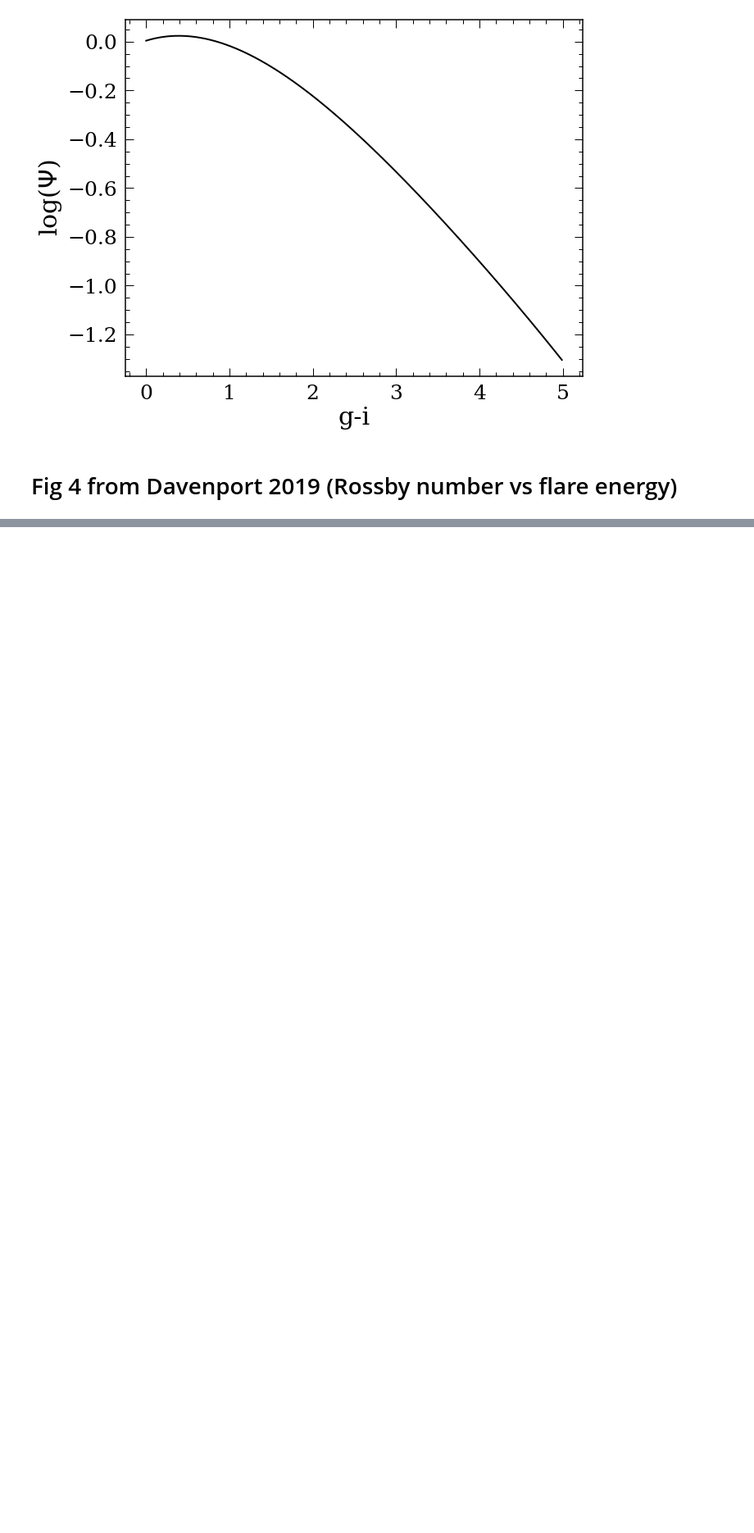
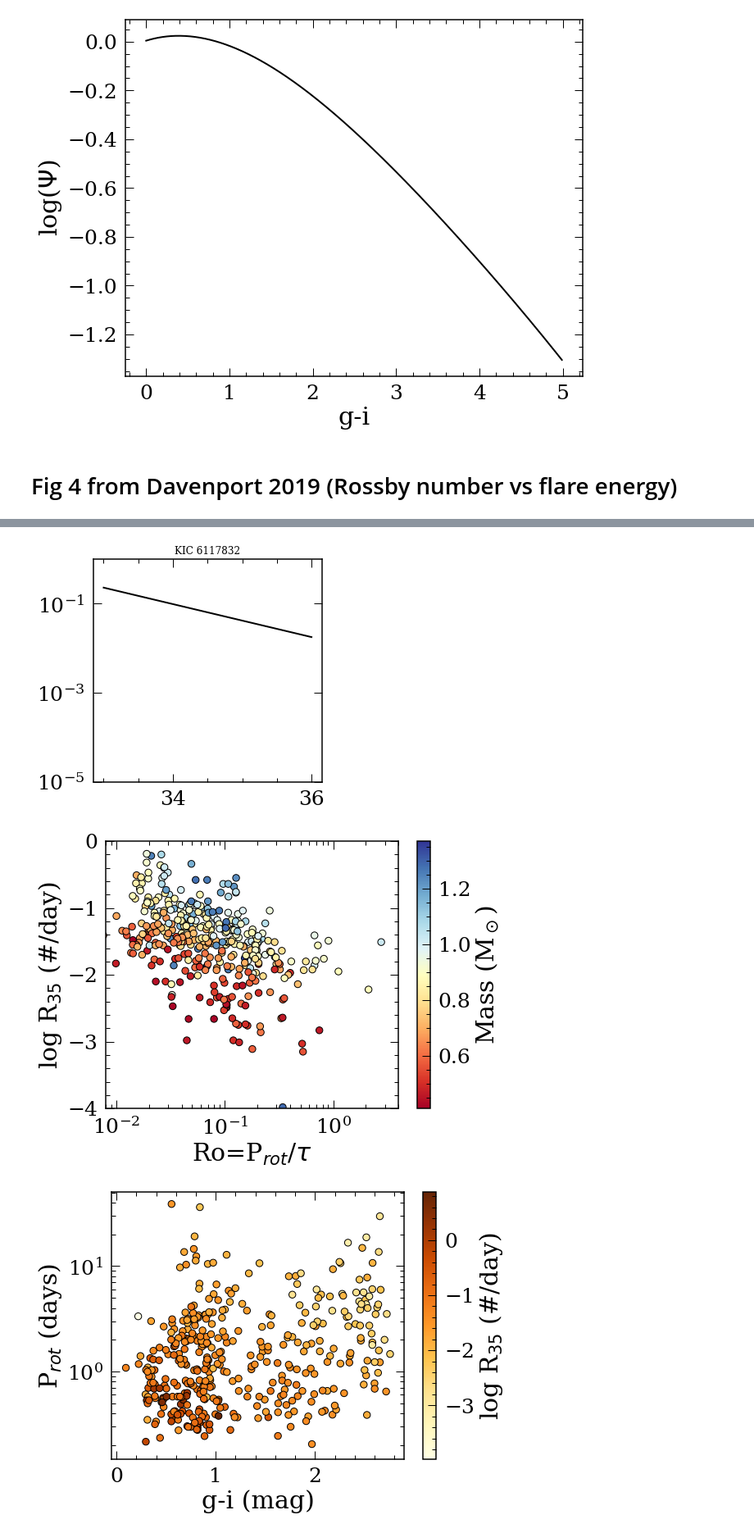
Before and after one commit to lyx12311/Mdwarf, a Jupyter notebook: Davenport2019.ipynb, the cells around one changed output, grey strips where cells are left out. Shown at 82% size. Saved outputs shown, nothing was run; the diff lists cells and outputs as text; code cells hidden in the pictures; blank space fills up the shorter version.

```diff
--- a/Davenport2019.ipynb
+++ b/Davenport2019.ipynb
@@ -158,40 +166,41 @@ plt.xlabel('Ro=P$_{rot}$/$\\tau$')
 # %%
-# FFD function generator (output in cumulative flare frequency)
+# FFD function generator (output in log cumulative flare frequency)
 def FFD(alpha,beta,logFlareE):
-    return np.power(10.,alpha*logFlareE+beta)
+    return alpha*logFlareE+beta
 
-# calculate R32 from FFD
-data['R32']=FFD(data.alpha,data.beta,32.)
-
+# calculate R35 from FFD
+data['logR35']=FFD(data.alpha,data.beta,35.)
 
 # mock FFD just to check if function looks right... (Fig1 left in 2019 paper)
 data.loc[data['KIC']==6117832]
 logE=np.array([33+0.5*i for i in range(7)])
 plt.figure(figsize=(5,5))
-plt.semilogy(logE,FFD(data.alpha[2082],data.beta[2082],logE),'k-')
+plt.semilogy(logE,np.power(10.,FFD(data.alpha[2082],data.beta[2082],logE)),'k-')
 plt.ylim([1e-5,1])
 plt.title('KIC 6117832')
 
 
-# R32
+# R35
 cm = plt.cm.get_cmap('RdYlBu')
 plt.figure(figsize=(8,6))
-plt.scatter(Ro,np.log10(data.R32),c=data.Mass,s=70, cmap=cm,edgecolors='k')
+plt.scatter(Ro,data.logR35,c=data.Mass,s=70, cmap=cm,edgecolors='k')
 plt.xscale('log')
 cb=plt.colorbar()
 cb.set_label('Mass (M$_\odot$)')
 plt.xlim([8e-3,4])
-plt.ylabel('log R$_{32}$ (#/day)')
+plt.ylim([-4,0])
+plt.ylabel('log R$_{35}$ (#/day)')
 plt.xlabel('Ro=P$_{rot}$/$\\tau$')
 
-# R32
+# g-i vs Prot
 cm = plt.cm.get_cmap('YlOrBr')
 plt.figure(figsize=(8,6))
-
-plt.scatter(data.g_i,data.Prot,c=np.log10(data.R32),cmap=cm,s=70,edgecolors='k')
+plt.scatter(data.g_i,data.Prot,c=data.logR35,cmap=cm,s=70,edgecolors='k')
 #plt.semilogy(data.g_i,data.Prot,'o')
 cb=plt.colorbar()
-cb.set_label('log R$_{32}$ (#/day)')
+cb.set_label('log R$_{35}$ (#/day)')
 plt.yscale('log')
 #plt.ylim([-3,0])
-plt.ylabel('P
+plt.ylabel('P$_{rot}$ (days)')
+plt.xlabel('g-i (mag)')
+# %% [output]
@@ -197,0 +208,3 @@ plt.ylabel('P
+[figure, added]
+[figure, added]
+[figure, added]
```
Also changed, not shown: parts of 10 cells of this notebook.
